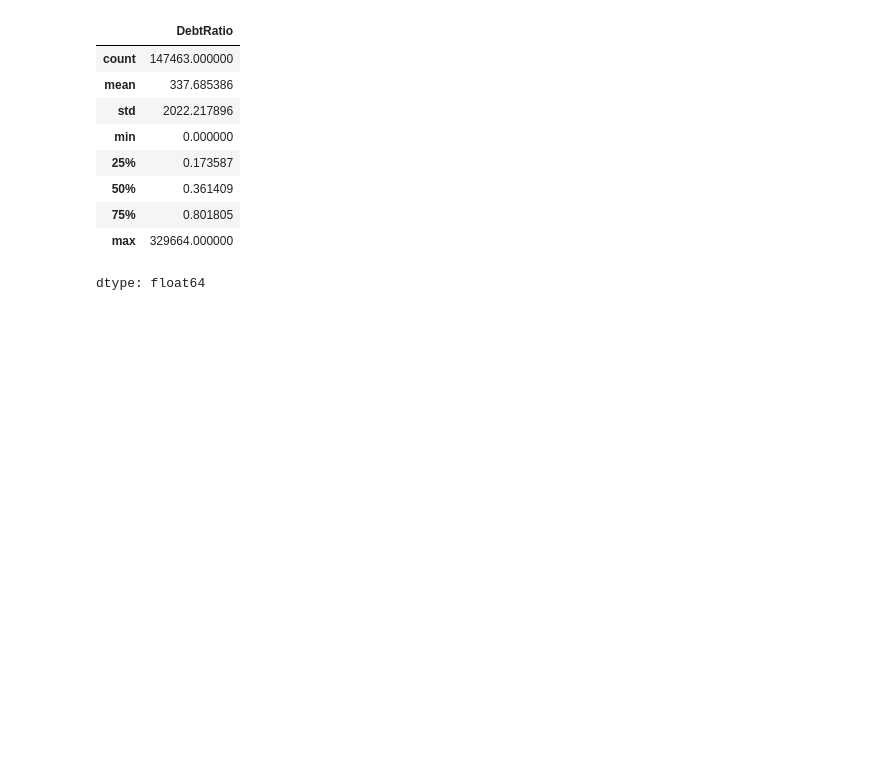
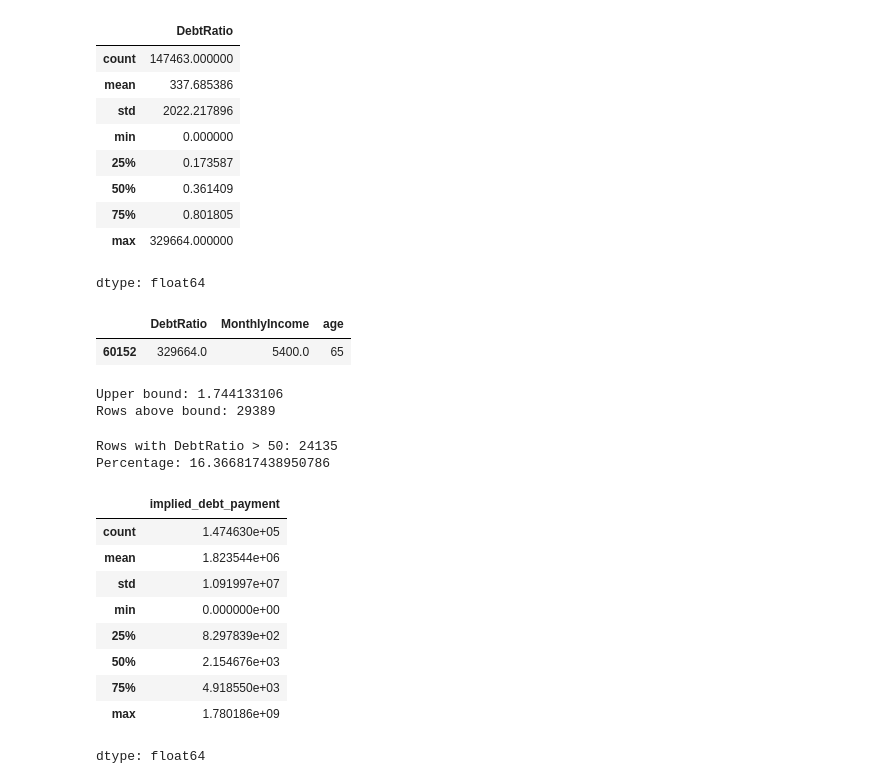
Before and after one commit to C0deB3ast/Data_analysis_work, a Jupyter notebook: Give_me_some_Credit.ipynb, the cells around one changed output. Saved outputs shown, nothing was run; the diff lists cells and outputs as text; code cells hidden in the pictures; blank space fills up the shorter version.

```diff
--- a/Give_me_some_Credit.ipynb
+++ b/Give_me_some_Credit.ipynb
@@ -198,3 +198,39 @@ df['DebtRatio'].describe()
 | 75% | 0.801805 |
 | max | 329664.000000 |
 dtype: float64
+# %%
+df[df['DebtRatio'] == df['DebtRatio'].max()][['DebtRatio', 'MonthlyIncome', 'age']]
+# %% [output]
+|  | DebtRatio | MonthlyIncome | age |
+| 60152 | 329664.0 | 5400.0 | 65 |
+# %%
+Q1 = df['DebtRatio'].quantile(0.25)
+Q3 = df['DebtRatio'].quantile(0.75)
+IQR = Q3 - Q1
+upper_bound = Q3 + 1.5 * IQR
+
+print("Upper bound:", upper_bound)
+print("Rows above bound:", (df['DebtRatio'] > upper_bound).sum())
+# %% [output]
+Upper bound: 1.744133106
+Rows above bound: 29389
+# %%
+print("Rows with DebtRatio > 50:", (df['DebtRatio'] > 50).sum())
+print("Percentage:", (df['DebtRatio'] > 50).sum() / len(df) * 100)
+# %% [output]
+Rows with DebtRatio > 50: 24135
+Percentage: 16.366817438950786
+# %%
+df['implied_debt_payment'] = df['DebtRatio'] * df['MonthlyIncome']
+df['implied_debt_payment'].describe()
+# %% [output]
+|  | implied_debt_payment |
+| count | 1.474630e+05 |
+| mean | 1.823544e+06 |
+| std | 1.091997e+07 |
+| min | 0.000000e+00 |
+| 25% | 8.297839e+02 |
+| 50% | 2.154676e+03 |
+| 75% | 4.918550e+03 |
+| max | 1.780186e+09 |
+dtype: float64
```
Also changed, not shown: parts of 1 cell of this notebook.
